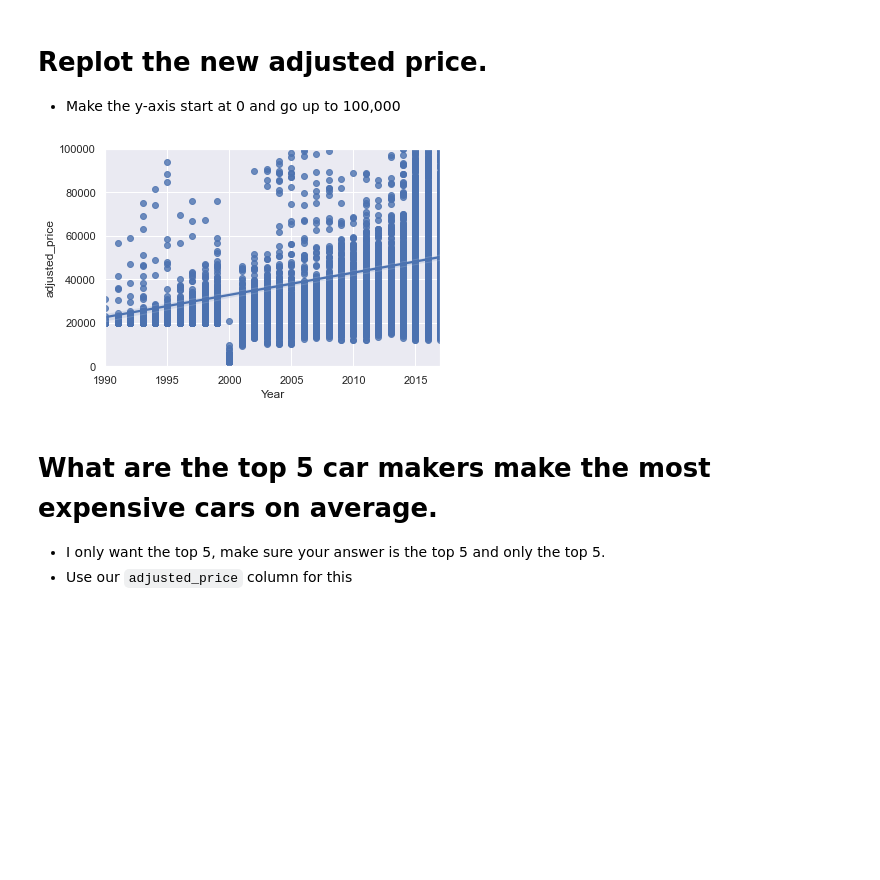
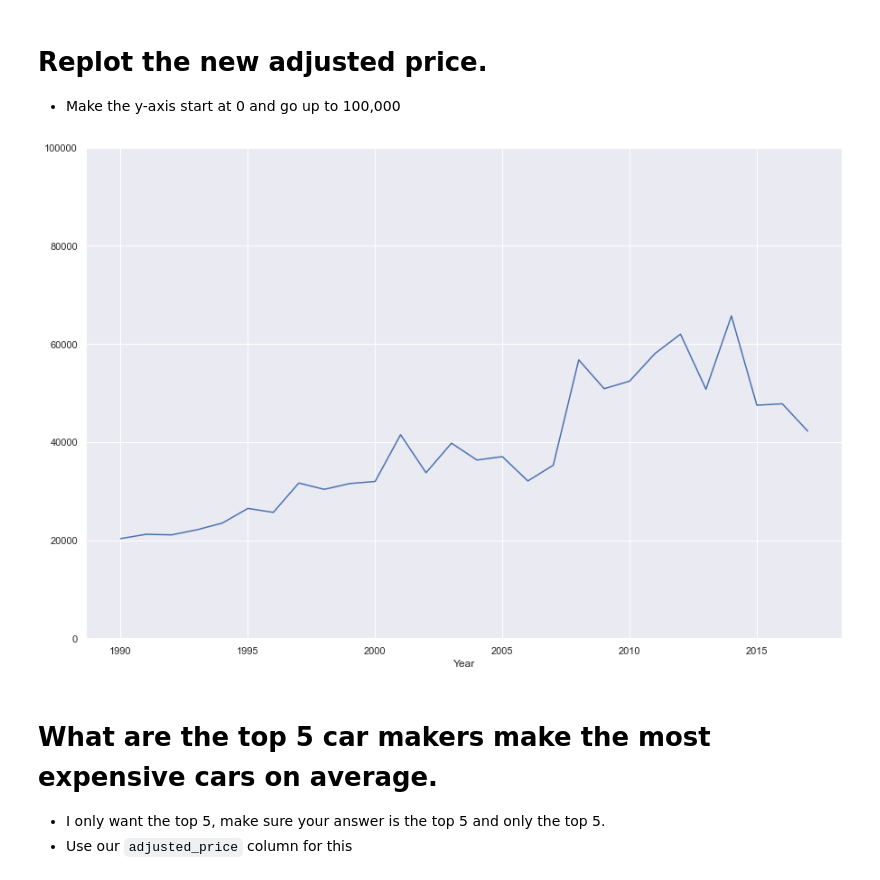
Before and after one commit to LedioTerolli/2020-fall-data-science, a Jupyter notebook: Week2-EDA/Exercise-EDA.ipynb, the cells around one changed output. Drawn from its saved outputs; the diff is of its cells as text; code cells hidden in the pictures; blank space fills up the shorter version.

```diff
--- a/Week2-EDA/Exercise-EDA.ipynb
+++ b/Week2-EDA/Exercise-EDA.ipynb
@@ -30,6 +16,6 @@ from IPython.display import Image
 # %%
 # Load the csv file into a pandas dataframe.
 
-df = pd.read_csv('data/iris.csv')
-df.head()
+df = pd.read_csv('data/cars.csv')
+df.head(100)
 # %% [output]
@@ -146,8 +115,9 @@ df2
 Make a new column that is called `adjusted_price`, that contains all prices, however, for
 every year before 2000 make it 10x the original MSRP.
 # %%
-# Make a new column that is called `adjusted_price`, that contains all prices, however, for every year before 2000 make it 10x the original MSRP.
+# Make a new column that is called `adjusted_price`, that contains all prices,
+# however, for every year before 2000 make it 10x the original MSRP.
 
-c1 = df['Year'] < 2000
+c1 = df['Year'] <= 2000
 df['adjusted_price'] = np.where(c1, df['MSRP'] * 10, df['MSRP'])
 # %%
@@ -171,12 +141,11 @@ df
 * Make the y-axis start at 0 and go up to 100,000
 # %%
 # Replot the new adjusted price and make the y-axis start at 0 and go up to 100,000
-
-
-ax = sns.regplot(data=df, x='Year', y='adjusted_price');
-ax.set_ylim(bottom=0, top=100000);
+avg_msrp = df.groupby('Year')['adjusted_price'].mean()
+plt.ylim(0, 100000)
+avg_msrp.plot(kind='line', figsize=(15,10));
 # %% [output]
-[figure, old version]
+[figure, new version]
 # %% [markdown]
 # What are the top 5 car makers make the most expensive cars on average.
 * I only want the top 5, make sure your answer is the top 5 and only the top 5.
```
Also changed, not shown: parts of 28 cells of this notebook, 1 other file.
